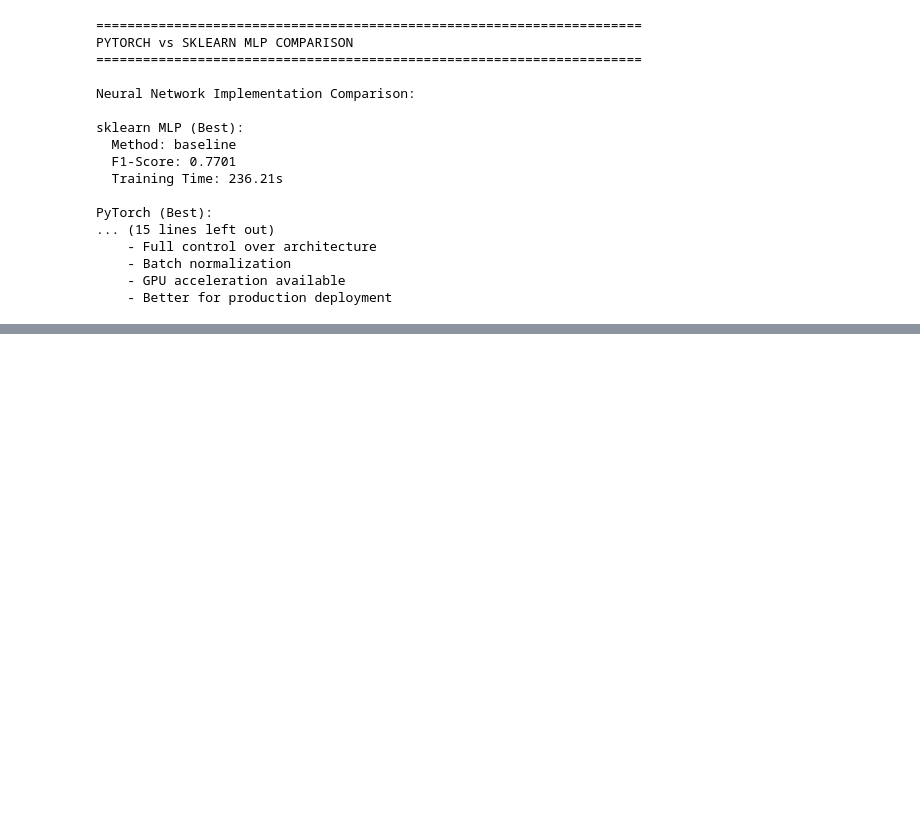
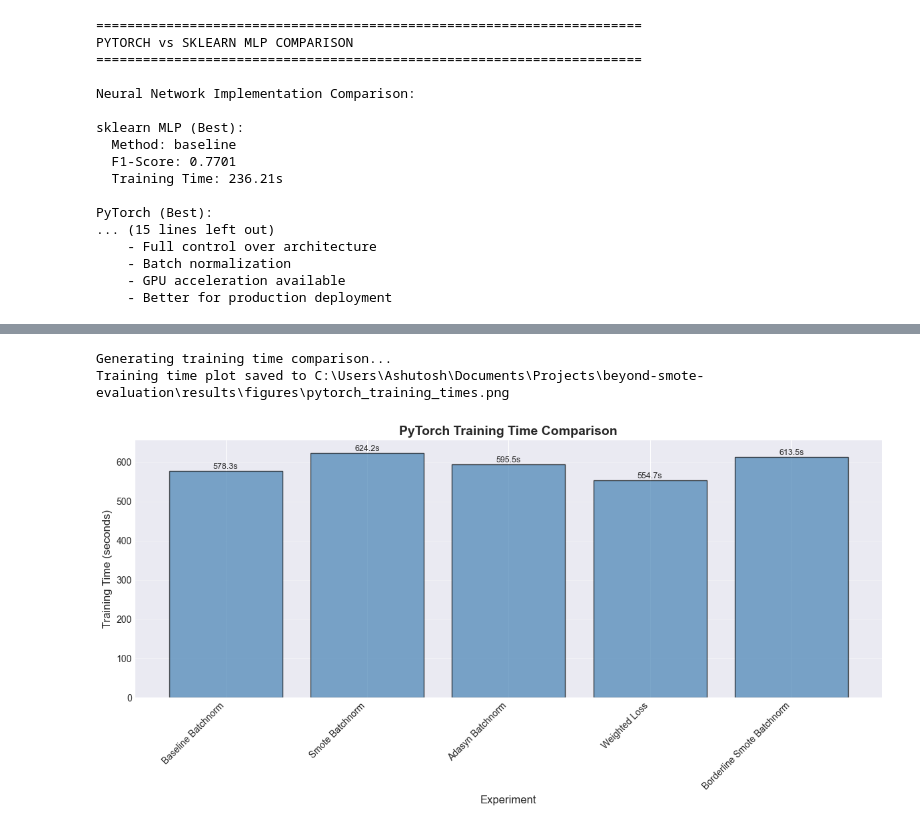
Before and after one commit to ashu-tagore/beyond_smote_evaluation, a Jupyter notebook: notebooks/05_Pytorch_Models.ipynb, the cells around one changed output, grey strips where cells are left out. Saved outputs shown, nothing was run; the diff lists cells and outputs as text; code cells hidden in the pictures; blank space fills up the shorter version.

```diff
--- a/notebooks/05_Pytorch_Models.ipynb
+++ b/notebooks/05_Pytorch_Models.ipynb
@@ -1000,0 +1073,40 @@ PyTorch (Best):
+# %%
+# Cell 17: Training Time Analysis
+# Comparing training efficiency across experiments
+
+print("Generating training time comparison...")
+
+# Creating bar chart
+fig, ax = plt.subplots(figsize=(12, 6))
+
+experiments = pytorch_df['Experiment'].values
+times = pytorch_df['Training Time'].values
+
+bars = ax.bar(experiments, times, color='steelblue', alpha=0.7, edgecolor='black')
+
+# Formatting
+ax.set_xlabel('Experiment', fontsize=12)
+ax.set_ylabel('Training Time (seconds)', fontsize=12)
+ax.set_title('PyTorch Training Time Comparison', fontsize=14, fontweight='bold')
+plt.xticks(rotation=45, ha='right')
+ax.grid(axis='y', alpha=0.3)
+
+# Adding value labels
+for bar in bars:
+    height = bar.get_height()
+    ax.text(bar.get_x() + bar.get_width()/2., height,
+            f'{height:.1f}s',
+            ha='center', va='bottom', fontsize=9)
+
+plt.tight_layout()
+
+# Saving
+time_plot_path = FIGURE_OUTPUT / 'pytorch_training_times.png'
+plt.savefig(time_plot_path, dpi=DPI_VALUE, bbox_inches='tight')
+print(f"Training time plot saved to {time_plot_path}")
+
+plt.show()
+# %% [output]
+Generating training time comparison...
+Training time plot saved to C:\Users\Ashutosh\Documents\Projects\beyond-smote-evaluation\results\figures\pytorch_training_times.png
+[figure, added]
```
Also changed, not shown: parts of 5 cells of this notebook, 1 other file.
